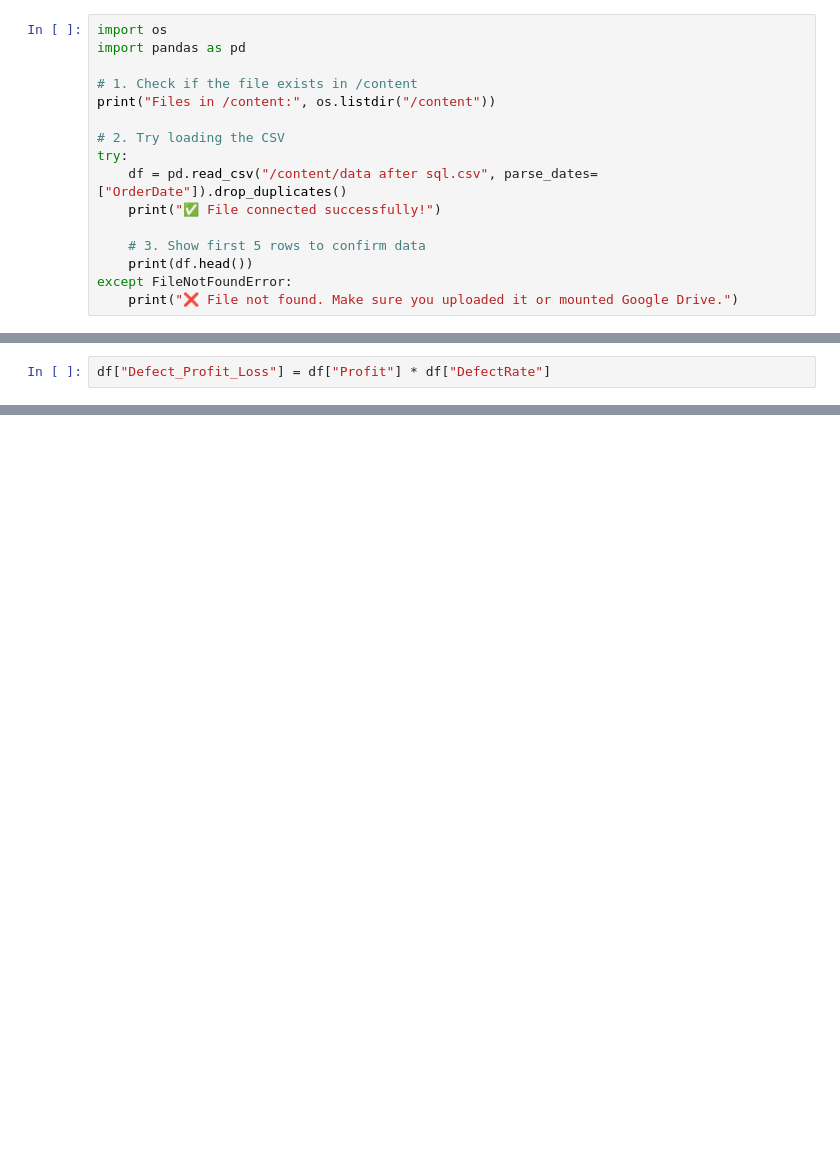
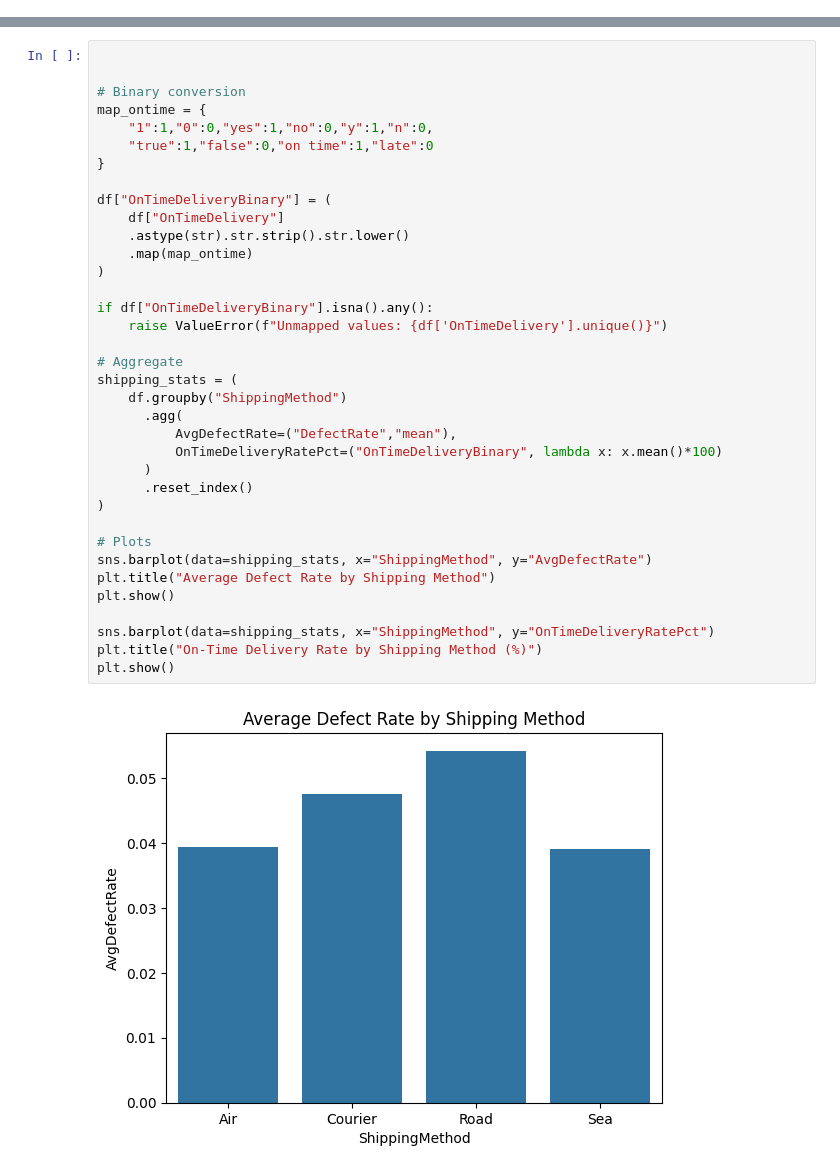
Before and after one commit to mohmedelsakaty/Supply-Chain-Analysis-End-to-End, a Jupyter notebook: PYTHON.ipynb, the cells around one changed output, grey strips where cells are left out. Cells and saved outputs as stored; diff of their text form; blank space fills up the shorter version.

```diff
--- a/PYTHON.ipynb
+++ b/PYTHON.ipynb
@@ -1,18 +1,2 @@
 # %% [markdown]
 <a href="https://colab.research.google.com/github/mohmedelsakaty/Supply-Chain-Analysis-End-to-End/blob/main/PYTHON.ipynb" target="_parent"><img src="https://colab.research.google.com/assets/colab-badge.svg" alt="Open In Colab"/></a>
-# %%
-import os
-import pandas as pd
-
-# 1. Check if the file exists in /content
-print("Files in /content:", os.listdir("/content"))
-
-# 2. Try loading the CSV
-try:
-    df = pd.read_csv("/content/data after sql.csv", parse_dates=["OrderDate"]).drop_duplicates()
-    print("✅ File connected successfully!")
-
-    # 3. Show first 5 rows to confirm data
-    print(df.head())
-except FileNotFoundError:
-    print("❌ File not found. Make sure you uploaded it or mounted Google Drive.")
@@ -226,2 +2,0 @@ method_financials
-# %%
-df["Defect_Profit_Loss"] = df["Profit"] * df["DefectRate"]
@@ -944,0 +184,38 @@ files.download("final_supply_chain_dataset.csv")
+# %%
+
+
+# Binary conversion
+map_ontime = {
+    "1":1,"0":0,"yes":1,"no":0,"y":1,"n":0,
+    "true":1,"false":0,"on time":1,"late":0
+}
+
+df["OnTimeDeliveryBinary"] = (
+    df["OnTimeDelivery"]
+    .astype(str).str.strip().str.lower()
+    .map(map_ontime)
+)
+
+if df["OnTimeDeliveryBinary"].isna().any():
+    raise ValueError(f"Unmapped values: {df['OnTimeDelivery'].unique()}")
+
+# Aggregate
+shipping_stats = (
+    df.groupby("ShippingMethod")
+      .agg(
+          AvgDefectRate=("DefectRate","mean"),
+          OnTimeDeliveryRatePct=("OnTimeDeliveryBinary", lambda x: x.mean()*100)
+      )
+      .reset_index()
+)
+
+# Plots
+sns.barplot(data=shipping_stats, x="ShippingMethod", y="AvgDefectRate")
+plt.title("Average Defect Rate by Shipping Method")
+plt.show()
+
+sns.barplot(data=shipping_stats, x="ShippingMethod", y="OnTimeDeliveryRatePct")
+plt.title("On-Time Delivery Rate by Shipping Method (%)")
+plt.show()
+# %% [output]
+[figure, added]
```
Also changed, not shown: parts of 47 cells of this notebook.
